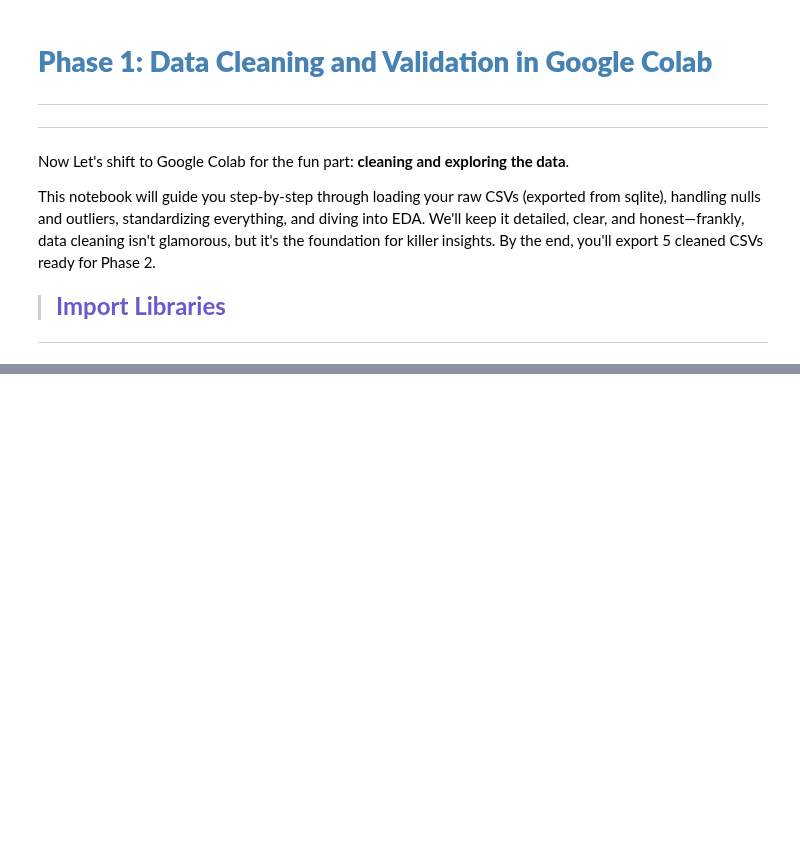
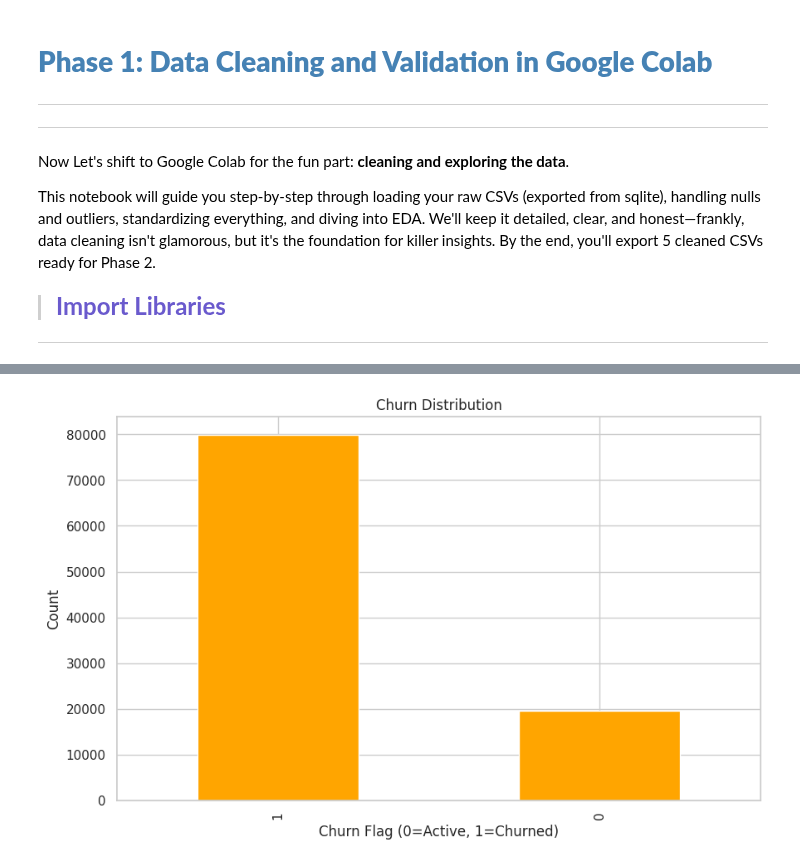
Before and after one commit to Kanakbaghel/Capstone_Project, a Jupyter notebook: Scripts/EDA.ipynb, the cells around one changed output, grey strips where cells are left out. Cells and saved outputs as stored; diff of their text form; code cells hidden in the pictures; blank space fills up the shorter version.

```diff
--- a/Scripts/EDA.ipynb
+++ b/Scripts/EDA.ipynb
@@ -154,0 +393,10 @@ Customers shape: (99441, 11)
+# %%
+# Churn flag
+customers['churn_flag'].value_counts().plot(kind='bar', color='orange')
+plt.title('Churn Distribution')
+plt.xlabel('Churn Flag (0=Active, 1=Churned)')
+plt.ylabel('Count')
+plt.show()
+# Insight: ~80% churned—yikes, retention needed!
+# %% [output]
+[figure, added]
```
Also changed, not shown: parts of 48 cells of this notebook.
